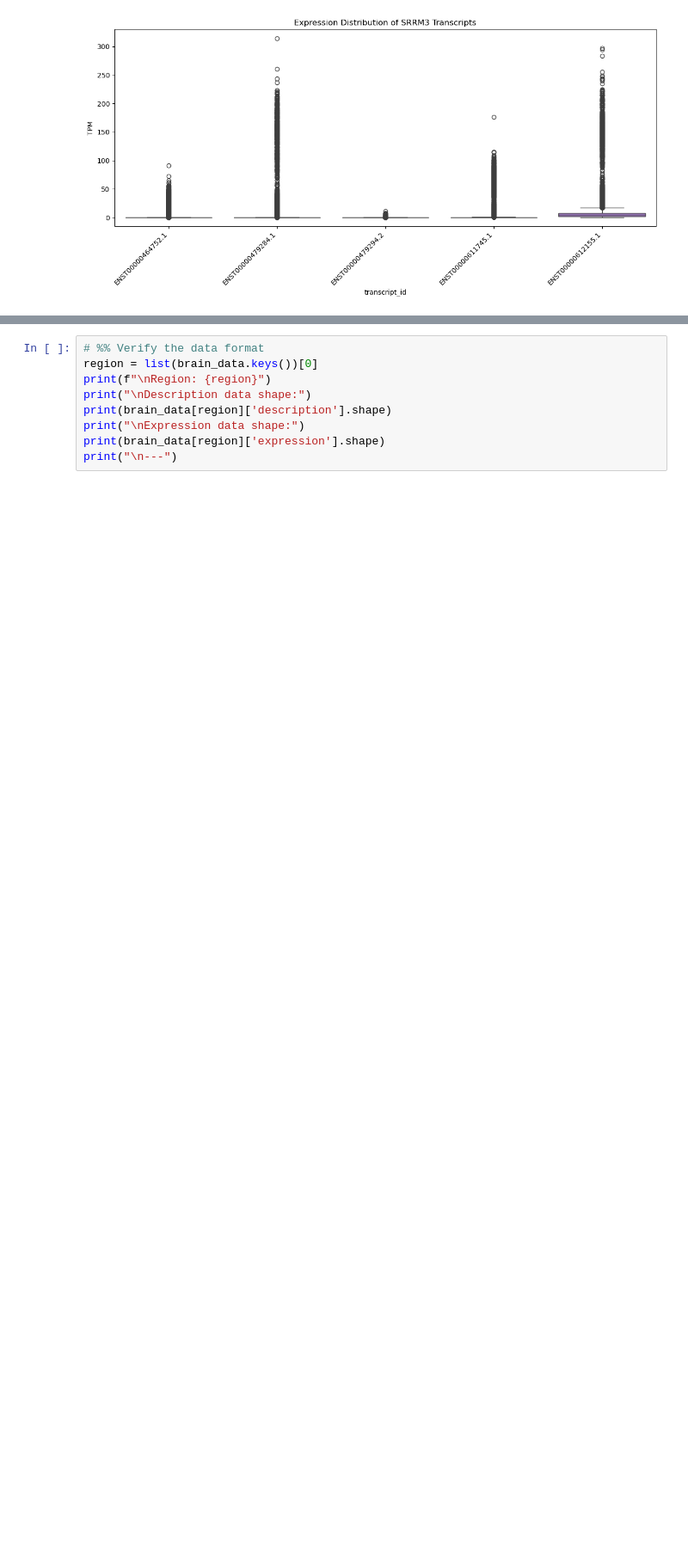
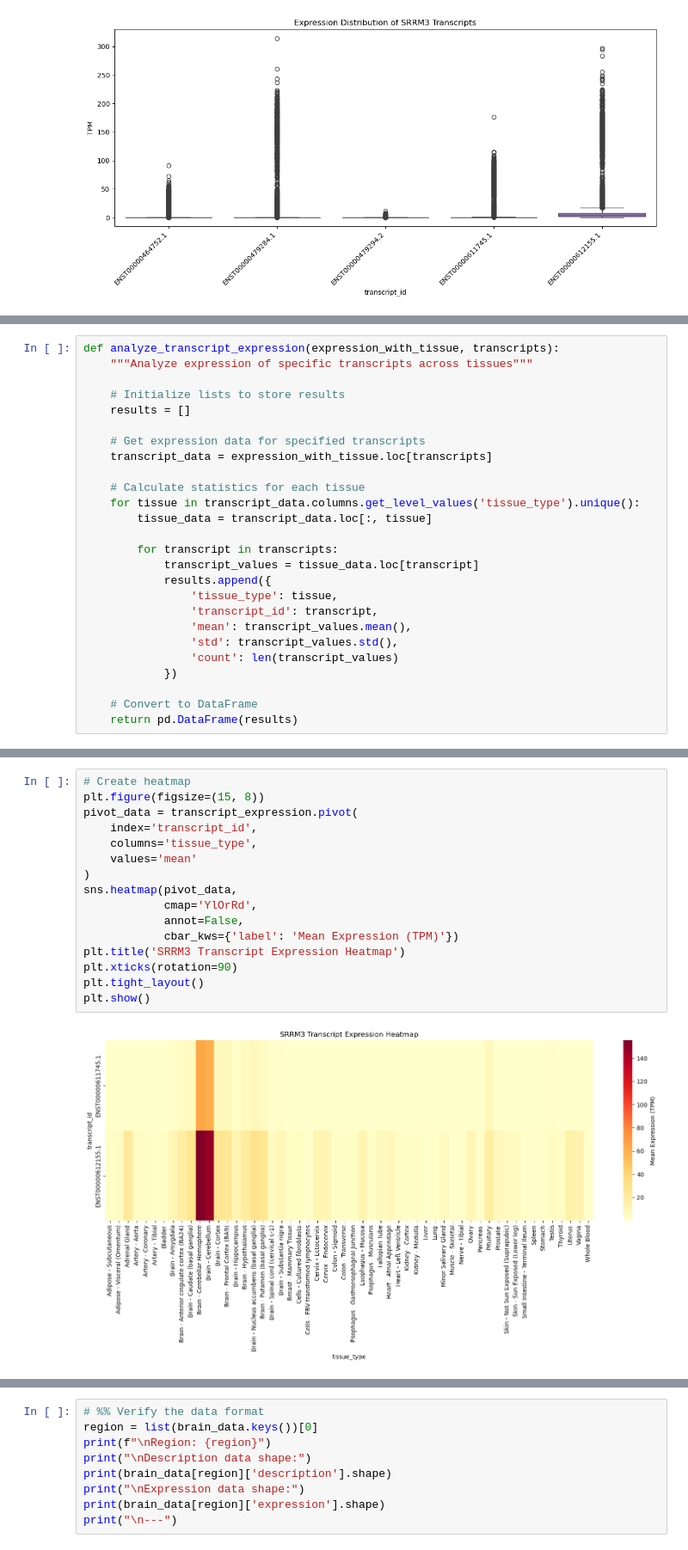
Before and after one commit to michal7kw/SRF_SRRM3, a Jupyter notebook: load_data.ipynb, the cells around one changed output, grey strips where cells are left out. Shown at 86% size. Saved outputs shown, nothing was run; the diff lists cells and outputs as text; blank space fills up the shorter version.

```diff
--- a/load_data.ipynb
+++ b/load_data.ipynb
@@ -265,0 +481,26 @@ Mean expression: 2.50 TPM
+# %%
+def analyze_transcript_expression(expression_with_tissue, transcripts):
+    """Analyze expression of specific transcripts across tissues"""
+
+    # Initialize lists to store results
+    results = []
+
+    # Get expression data for specified transcripts
+    transcript_data = expression_with_tissue.loc[transcripts]
+
+    # Calculate statistics for each tissue
+    for tissue in transcript_data.columns.get_level_values('tissue_type').unique():
+        tissue_data = transcript_data.loc[:, tissue]
+
+        for transcript in transcripts:
+            transcript_values = tissue_data.loc[transcript]
+            results.append({
+                'tissue_type': tissue,
+                'transcript_id': transcript,
+                'mean': transcript_values.mean(),
+                'std': transcript_values.std(),
+                'count': len(transcript_values)
+            })
+
+    # Convert to DataFrame
+    return pd.DataFrame(results)
@@ -265,0 +562,18 @@ Mean expression: 2.50 TPM
+# %%
+# Create heatmap
+plt.figure(figsize=(15, 8))
+pivot_data = transcript_expression.pivot(
+    index='transcript_id',
+    columns='tissue_type',
+    values='mean'
+)
+sns.heatmap(pivot_data,
+            cmap='YlOrRd',
+            annot=False,
+            cbar_kws={'label': 'Mean Expression (TPM)'})
+plt.title('SRRM3 Transcript Expression Heatmap')
+plt.xticks(rotation=90)
+plt.tight_layout()
+plt.show()
+# %% [output]
+[figure, added]
```
Also changed, not shown: parts of 47 cells of this notebook, 1 other file.
